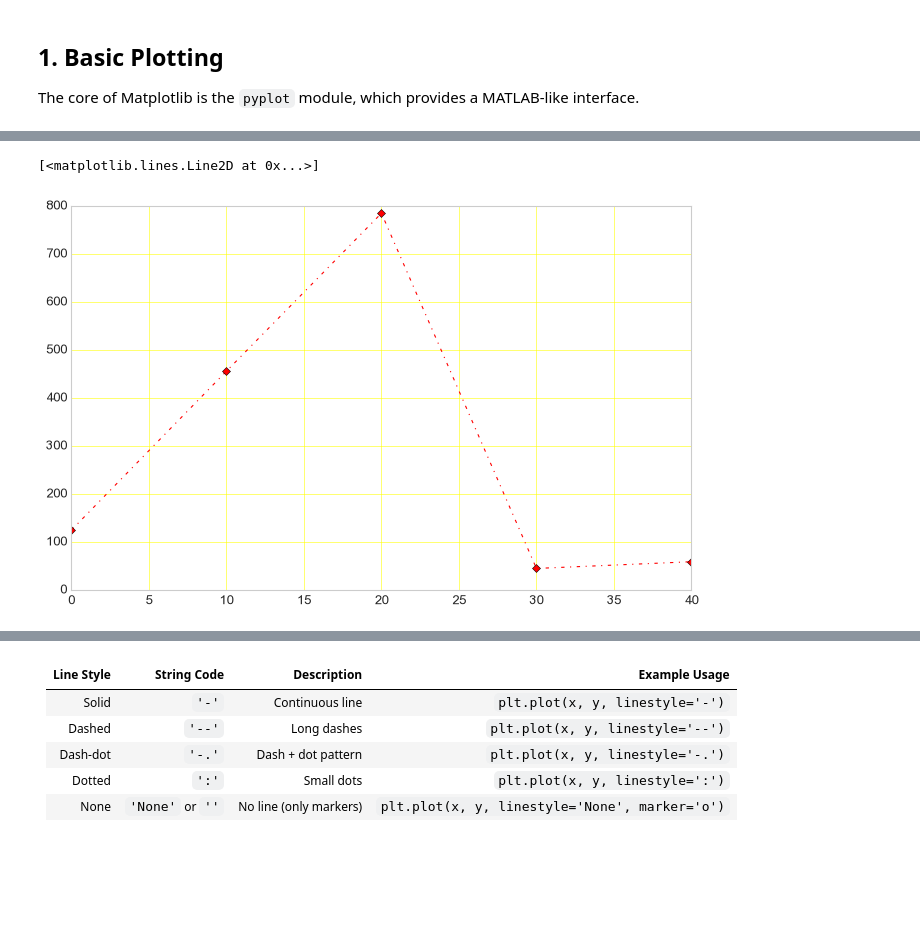
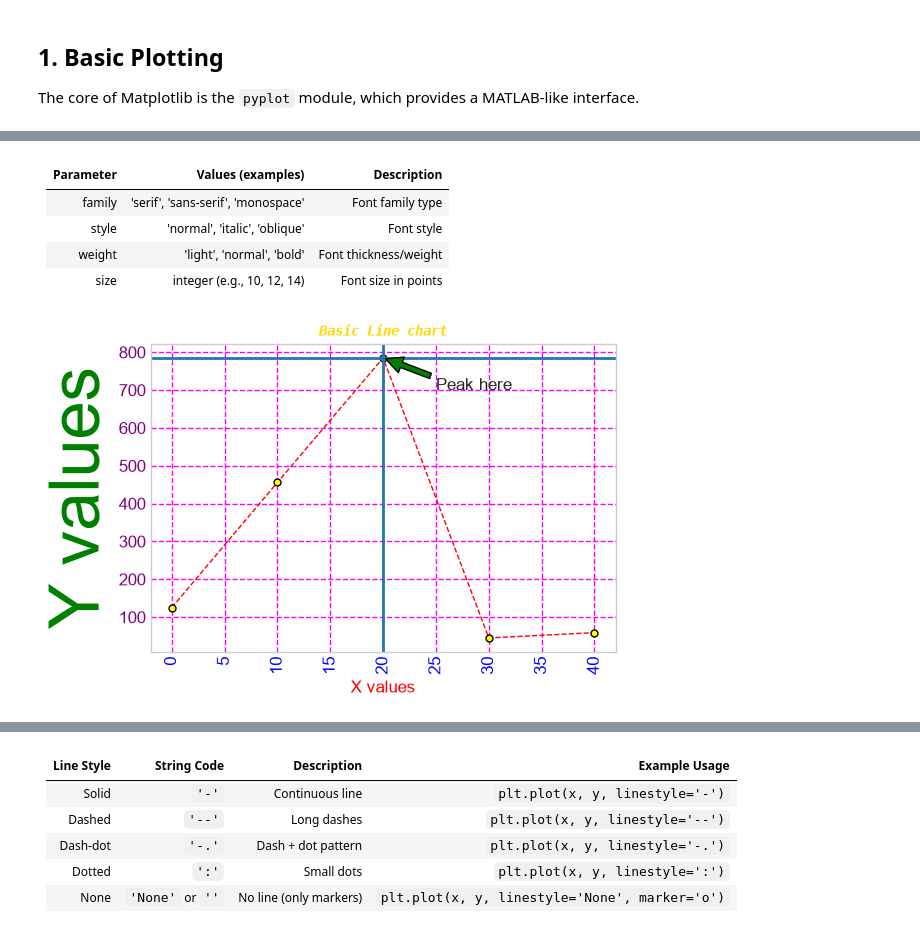
Before and after one commit to shubhamwaghmare108/B07_Python, a Jupyter notebook: MatplotlibHandbook.ipynb, the cells around one changed output, grey strips where cells are left out. Cells and saved outputs as stored; diff of their text form; code cells hidden in the pictures; blank space fills up the shorter version.

Commit message:
matplotlib change'

```diff
--- a/MatplotlibHandbook.ipynb
+++ b/MatplotlibHandbook.ipynb
@@ -123,8 +77,30 @@ array([ 0.        ,  0.10083842,  0.20064886,  0.2984138 ,  0.39313661,
+# %% [markdown]
+| Parameter | Values (examples)                  | Description                          |
+|-----------|------------------------------------|--------------------------------------|
+| family    | 'serif', 'sans-serif', 'monospace' | Font family type                     |
+| style     | 'normal', 'italic', 'oblique'      | Font style                           |
+| weight    | 'light', 'normal', 'bold'          | Font thickness/weight                |
+| size      | integer (e.g., 10, 12, 14)         | Font size in points                  |
 # %%
 x = [0,10,20,30,40]
 y = [125,456,785,45,59]
-#plt.figure(figsize = (6,4))
-plt.plot(x, y,linestyle = '-.',linewidth = 1,color = 'red',marker = 'D',markersize = 5)
+plt.figure(figsize = (6,4))
+plt.plot(x, y,linestyle = '--',linewidth = 1,color = 'red',marker = 'o',markersize = 5,markerfacecolor='yellow',      # Fill color
+    markeredgecolor='black')
+plt.title("Basic Line chart",color = 'gold',size=10,style = 'oblique',family='monospace',weight= 'bold')
+plt.xlabel("X values",color = 'red')
+plt.ylabel("Y values",color = 'green',size = 50)
+plt.xticks(color = 'blue',rotation = 90)
+plt.yticks(color = 'purple')
+plt.grid(True,linestyle='--',linewidth = 1,color='magenta')
+plt.axhline(785)
+plt.axvline(20)
+plt.annotate(
+    "Peak here",              # Text
+    xy=(20, 785),               # Point to annotate
+    xytext=(25, 700),           # Text position
+    arrowprops=dict(facecolor='green', shrink=0.05)  # Arrow style
+)
+plt.show()
 # %% [output]
-[<matplotlib.lines.Line2D at 0x...>]
-[figure, old version]
+[figure, new version]
```
Also changed, not shown: parts of 23 cells of this notebook, 2 other files.
